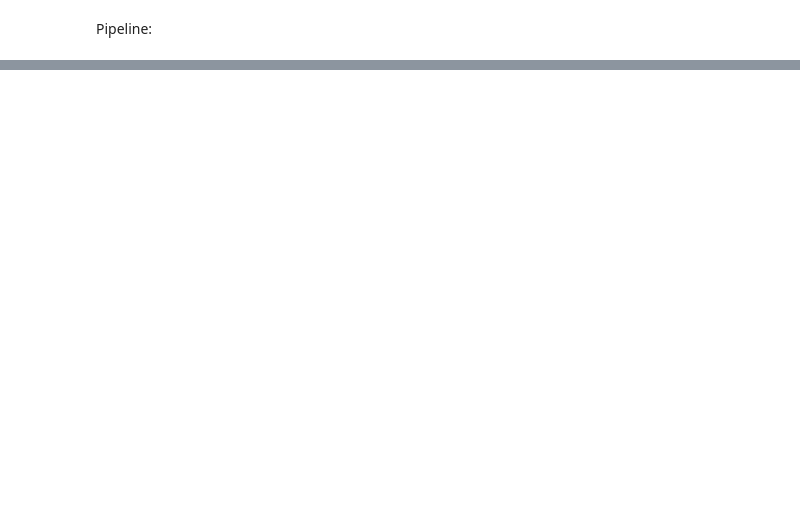
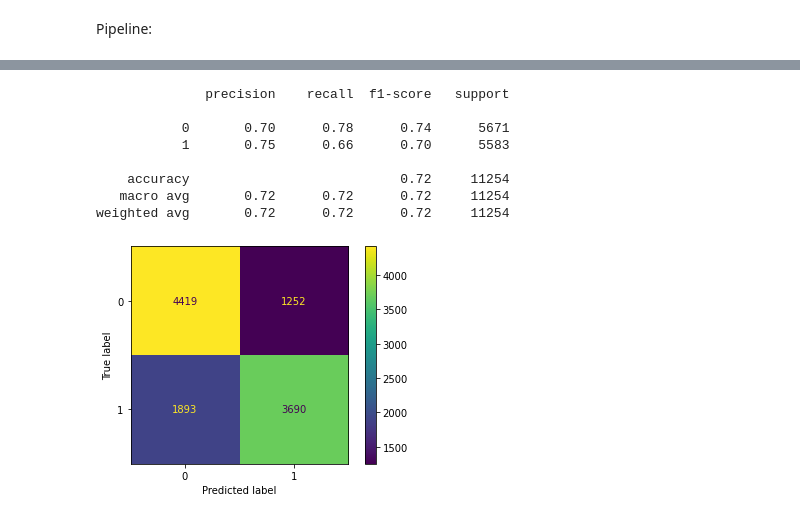
Before and after one commit to yuna-liu/Maskininlarning-Yuna-Liu, a Jupyter notebook: Lab1/DiseasePrediction.ipynb, the cells around one changed output, grey strips where cells are left out. Drawn from its saved outputs; the diff is of its cells as text; code cells hidden in the pictures; blank space fills up the shorter version.

```diff
--- a/Lab1/DiseasePrediction.ipynb
+++ b/Lab1/DiseasePrediction.ipynb
@@ -918,0 +811,4 @@ sns.barplot(data = feature_importance, x = "Importance", y = "Feature");
+# %%
+# Logistic regression and StandardScaler for X_train_cat2
+classifier_log_reg_standard.fit(X_train_cat2, y_train_cat2)
+print(classifier_log_reg_standard.best_estimator_.get_params())
@@ -918,0 +819,12 @@ sns.barplot(data = feature_importance, x = "Importance", y = "Feature");
+# %%
+df_metrics = getEvaMetrics(df_metrics, 'df_categorical_2', classifier_log_reg_standard, X_val_cat2, y_val_cat2)
+# %% [output]
+              precision    recall  f1-score   support
+
+           0       0.70      0.78      0.74      5671
+           1       0.75      0.66      0.70      5583
+
+    accuracy                           0.72     11254
+   macro avg       0.72      0.72      0.72     11254
+weighted avg       0.72      0.72      0.72     11254
+[figure, added]
```
Also changed, not shown: parts of 89 cells of this notebook, 9 other files.
